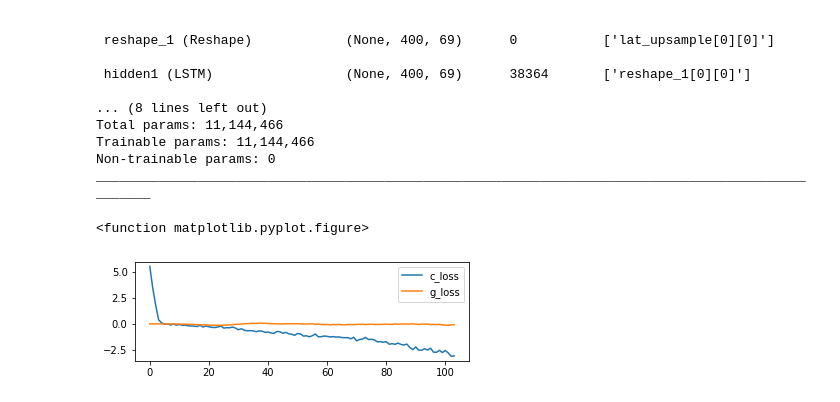
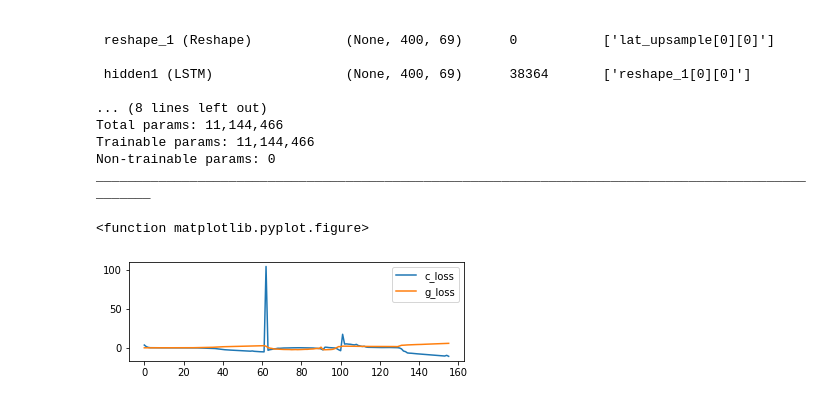
Before and after one commit to arnisafazla/CS490-Senior-Research-Project, a Jupyter notebook: setup.ipynb, the cells around one changed output. Saved outputs shown, nothing was run; the diff lists cells and outputs as text; code cells hidden in the pictures.

```diff
--- a/setup.ipynb
+++ b/setup.ipynb
@@ -266,9 +234,9 @@ import json
 with open(os.path.join('/content/drive/MyDrive/CS490/models/WGAN_projection2022.01.27-14:14:48/epoch_2', 'train_metrics.txt')) as file:
   train_metrics = json.load(file)
 # %%
-Base_WGAN.plot_history(train_metrics)
+Base_WGAN.plot_history(gan.train_metrics)
 # %% [output]
 <function matplotlib.pyplot.figure>
-[figure, old version]
+[figure, new version]
 # %%
 import json
```
Also changed, not shown: parts of 12 cells of this notebook, 1 other file.
